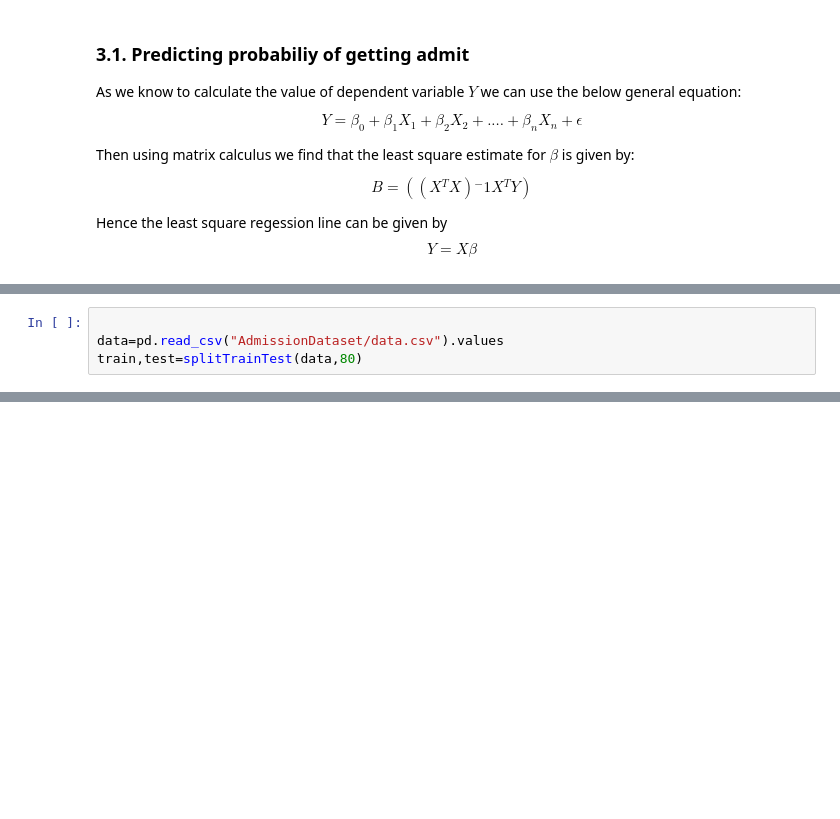
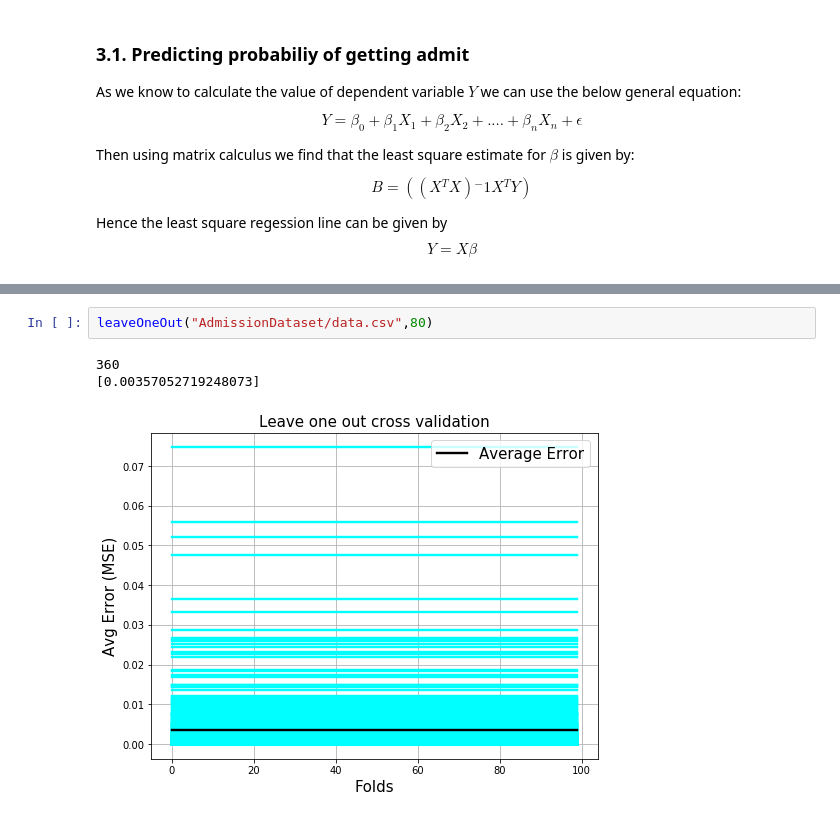
Before and after one commit to anujbansal16/Regularization, a Jupyter notebook: Assignment7.ipynb, the cells around one changed output, grey strips where cells are left out. Saved outputs shown, nothing was run; the diff lists cells and outputs as text; blank space fills up the shorter version.

```diff
--- a/Assignment7.ipynb
+++ b/Assignment7.ipynb
@@ -308,4 +304,0 @@ kFold("AdmissionDataset/data.csv",80)
-# %%
-
-data=pd.read_csv("AdmissionDataset/data.csv").values
-train,test=splitTrainTest(data,80)
@@ -322,0 +367,6 @@ TRAIN: 324 TEST: 36
+# %%
+leaveOneOut("AdmissionDataset/data.csv",80)
+# %% [output]
+360
+[0.00357052719248073]
+[figure, added]
```
Also changed, not shown: parts of 8 cells of this notebook, 6 other files.
